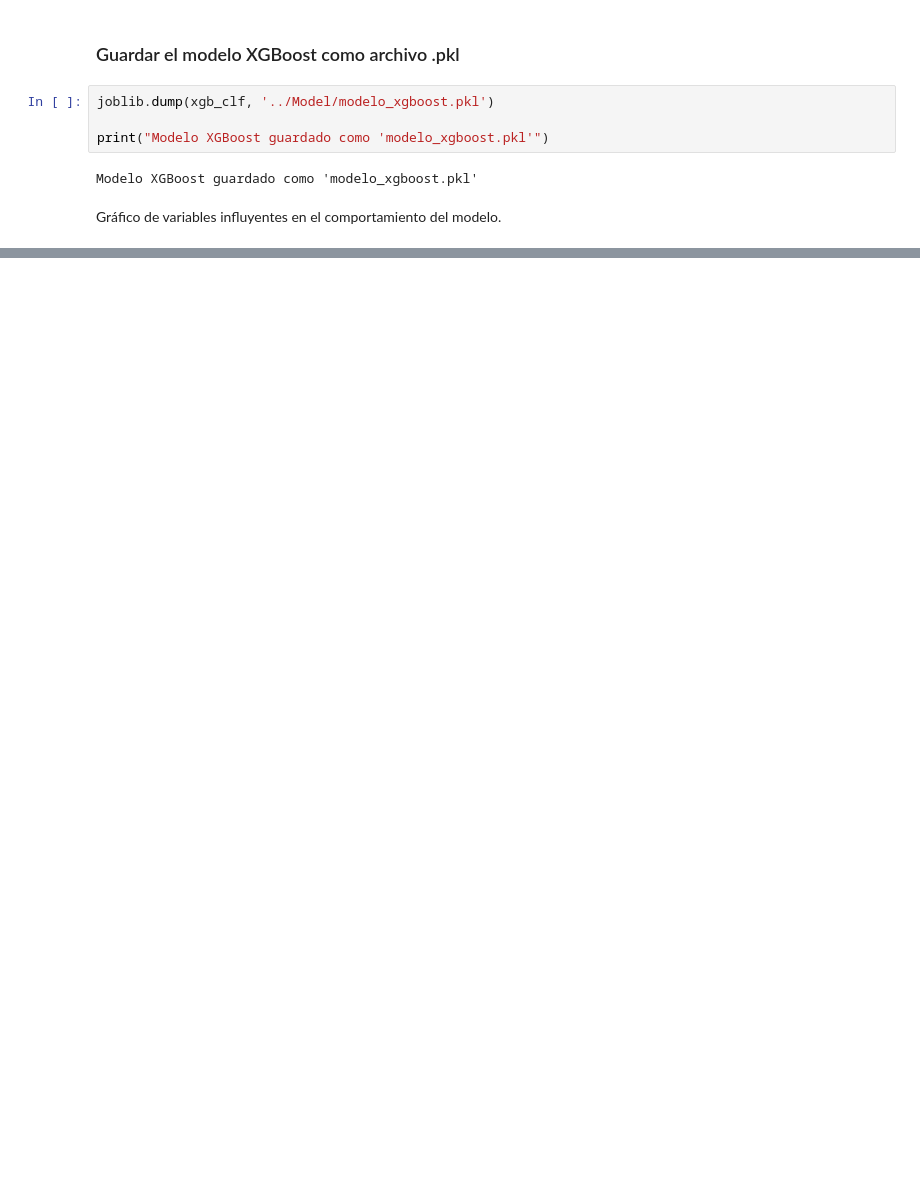
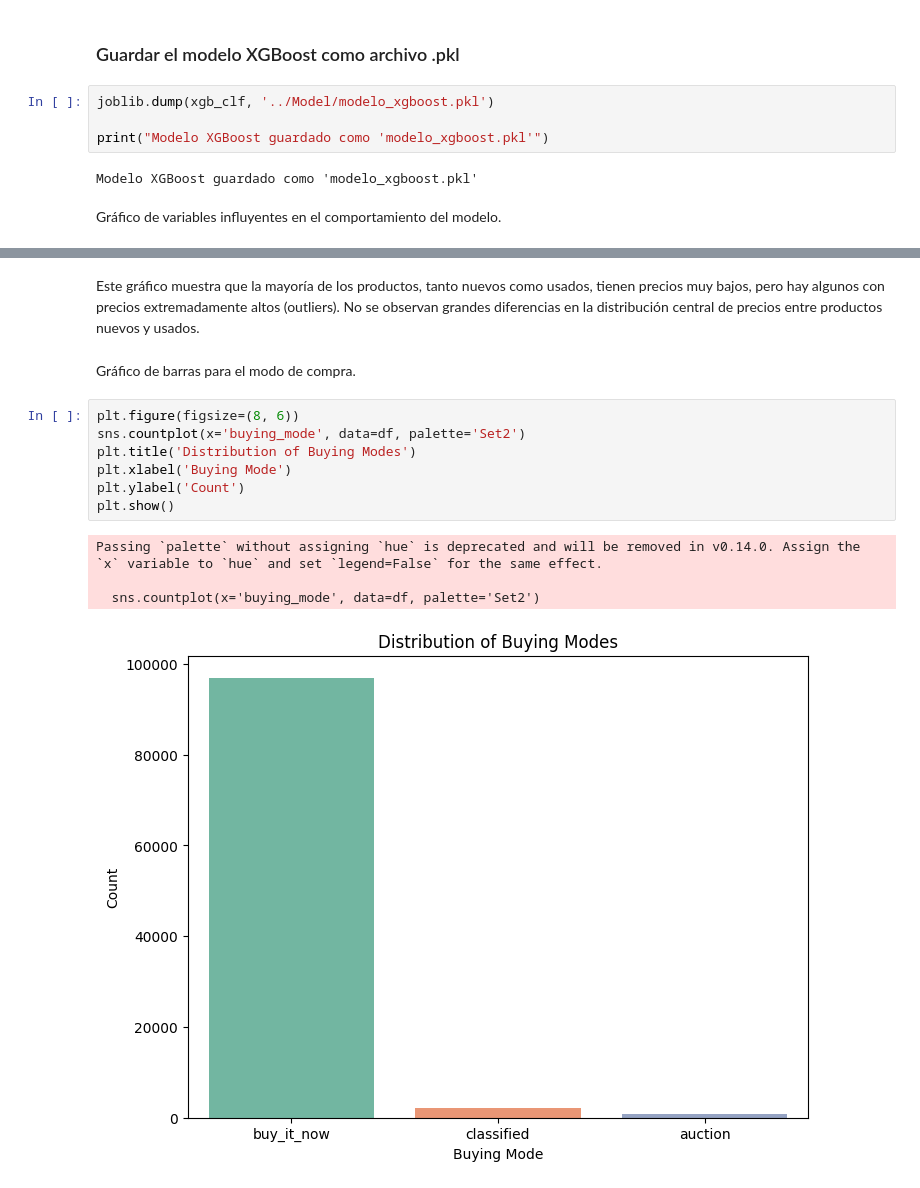
Before and after one commit to jalvergara/model_training, a Jupyter notebook: Notebooks/002_model_training.ipynb, the cells around one changed output, grey strips where cells are left out. Drawn from its saved outputs; the diff is of its cells as text; blank space fills up the shorter version.

```diff
--- a/Notebooks/002_model_training.ipynb
+++ b/Notebooks/002_model_training.ipynb
@@ -167,0 +215,16 @@ Gráfico de variables influyentes en el comportamiento del modelo.
+# %% [markdown]
+Este gráfico muestra que la mayoría de los productos, tanto nuevos como usados, tienen precios muy bajos, pero hay algunos con precios extremadamente altos (outliers). No se observan grandes diferencias en la distribución central de precios entre productos nuevos y usados.
+# %% [markdown]
+Gráfico de barras para el modo de compra.
+# %%
+plt.figure(figsize=(8, 6))
+sns.countplot(x='buying_mode', data=df, palette='Set2')
+plt.title('Distribution of Buying Modes')
+plt.xlabel('Buying Mode')
+plt.ylabel('Count')
+plt.show()
+# %% [output]
+Passing `palette` without assigning `hue` is deprecated and will be removed in v0.14.0. Assign the `x` variable to `hue` and set `legend=False` for the same effect.
+
+  sns.countplot(x='buying_mode', data=df, palette='Set2')
+[figure, added]
```
Also changed, not shown: parts of 12 cells of this notebook.
